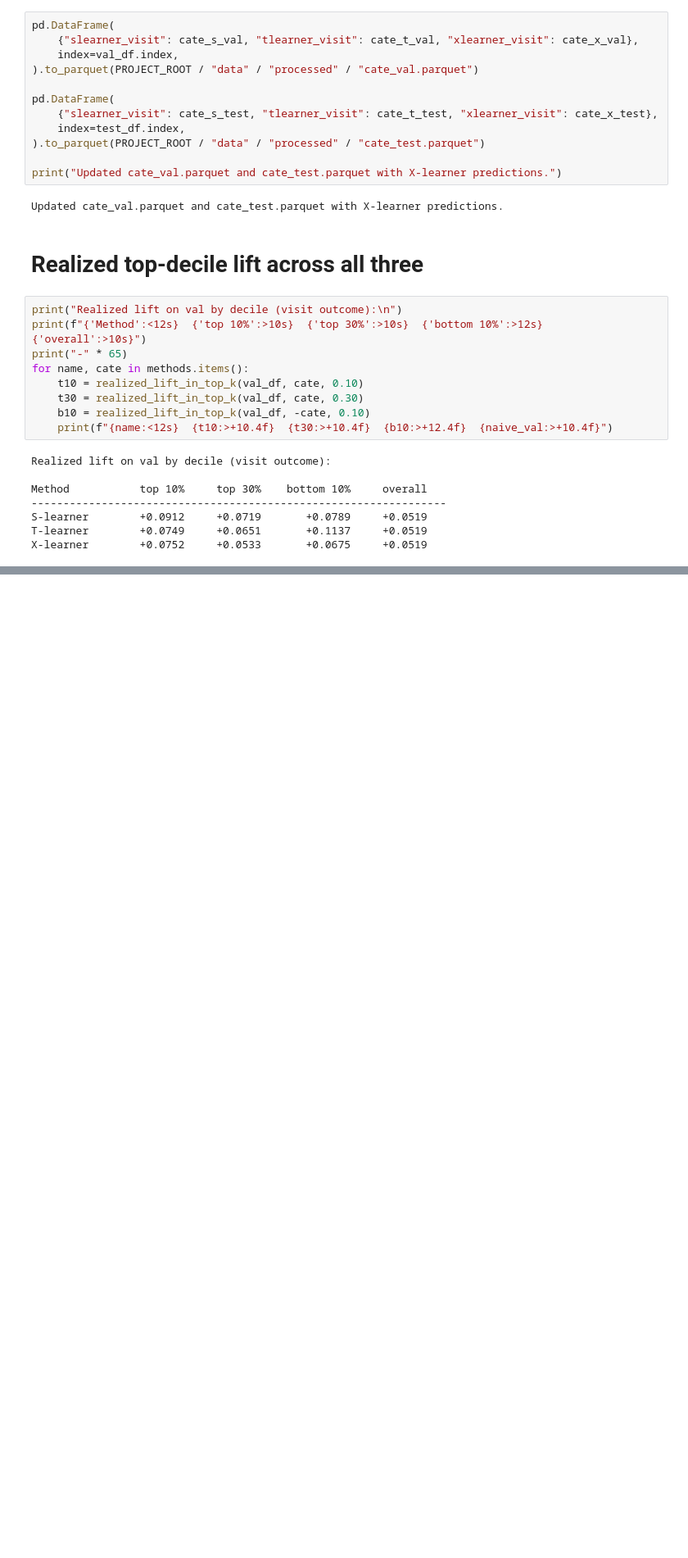
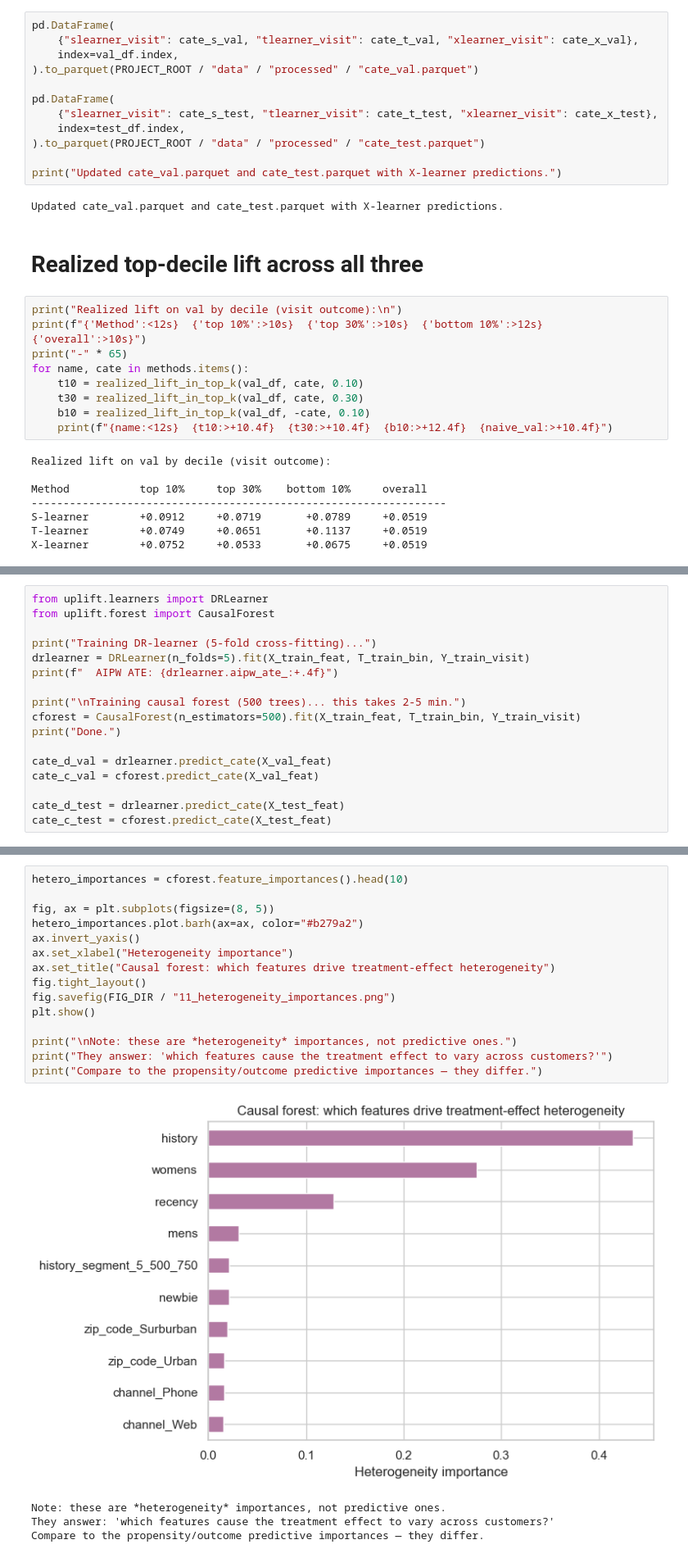
Before and after one commit to rahuldas98rd-png/uplift-promotions, a Jupyter notebook: notebooks/02_baselines.ipynb, the cells around one changed output, grey strips where cells are left out. Shown at 82% size. Drawn from its saved outputs; the diff is of its cells as text; blank space fills up the shorter version.

```diff
--- a/notebooks/02_baselines.ipynb
+++ b/notebooks/02_baselines.ipynb
@@ -558,0 +561,17 @@ X-learner        +0.0752     +0.0533       +0.0675     +0.0519
+# %%
+from uplift.learners import DRLearner
+from uplift.forest import CausalForest
+
+print("Training DR-learner (5-fold cross-fitting)...")
+drlearner = DRLearner(n_folds=5).fit(X_train_feat, T_train_bin, Y_train_visit)
+print(f"  AIPW ATE: {drlearner.aipw_ate_:+.4f}")
+
+print("\nTraining causal forest (500 trees)... this takes 2-5 min.")
+cforest = CausalForest(n_estimators=500).fit(X_train_feat, T_train_bin, Y_train_visit)
+print("Done.")
+
+cate_d_val = drlearner.predict_cate(X_val_feat)
+cate_c_val = cforest.predict_cate(X_val_feat)
+
+cate_d_test = drlearner.predict_cate(X_test_feat)
+cate_c_test = cforest.predict_cate(X_test_feat)
@@ -558,0 +685,20 @@ X-learner        +0.0752     +0.0533       +0.0675     +0.0519
+# %%
+hetero_importances = cforest.feature_importances().head(10)
+
+fig, ax = plt.subplots(figsize=(8, 5))
+hetero_importances.plot.barh(ax=ax, color="#b279a2")
+ax.invert_yaxis()
+ax.set_xlabel("Heterogeneity importance")
+ax.set_title("Causal forest: which features drive treatment-effect heterogeneity")
+fig.tight_layout()
+fig.savefig(FIG_DIR / "11_heterogeneity_importances.png")
+plt.show()
+
+print("\nNote: these are *heterogeneity* importances, not predictive ones.")
+print("They answer: 'which features cause the treatment effect to vary across customers?'")
+print("Compare to the propensity/outcome predictive importances — they differ.")
+# %% [output]
+[figure, added]
+Note: these are *heterogeneity* importances, not predictive ones.
+They answer: 'which features cause the treatment effect to vary across customers?'
+Compare to the propensity/outcome predictive importances — they differ.
```
Also changed, not shown: parts of 14 cells of this notebook, 6 other files.
